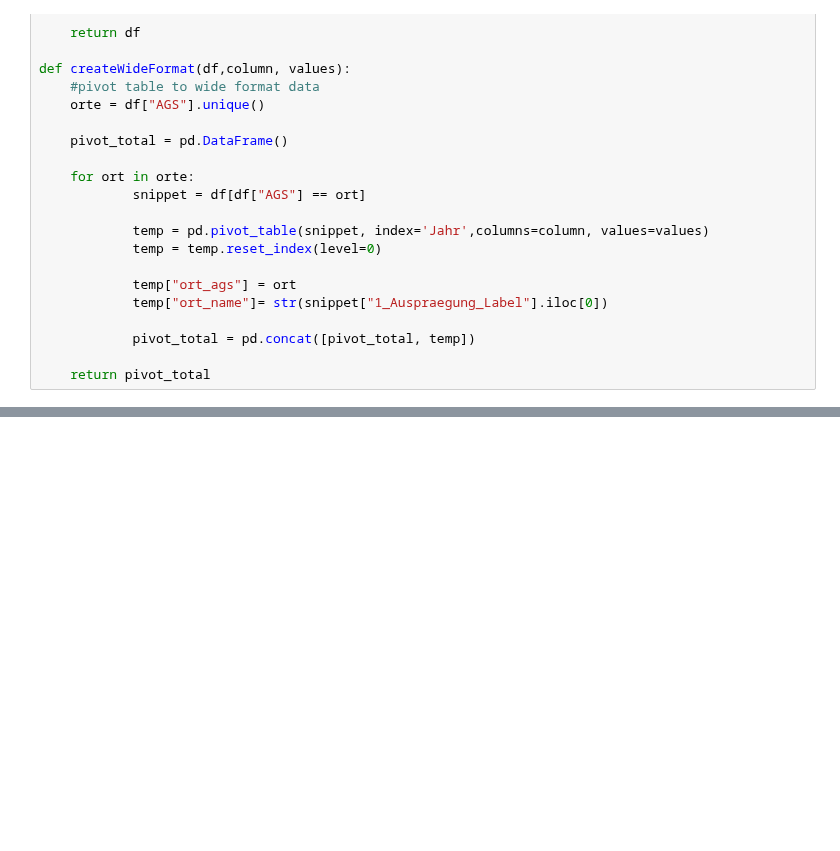
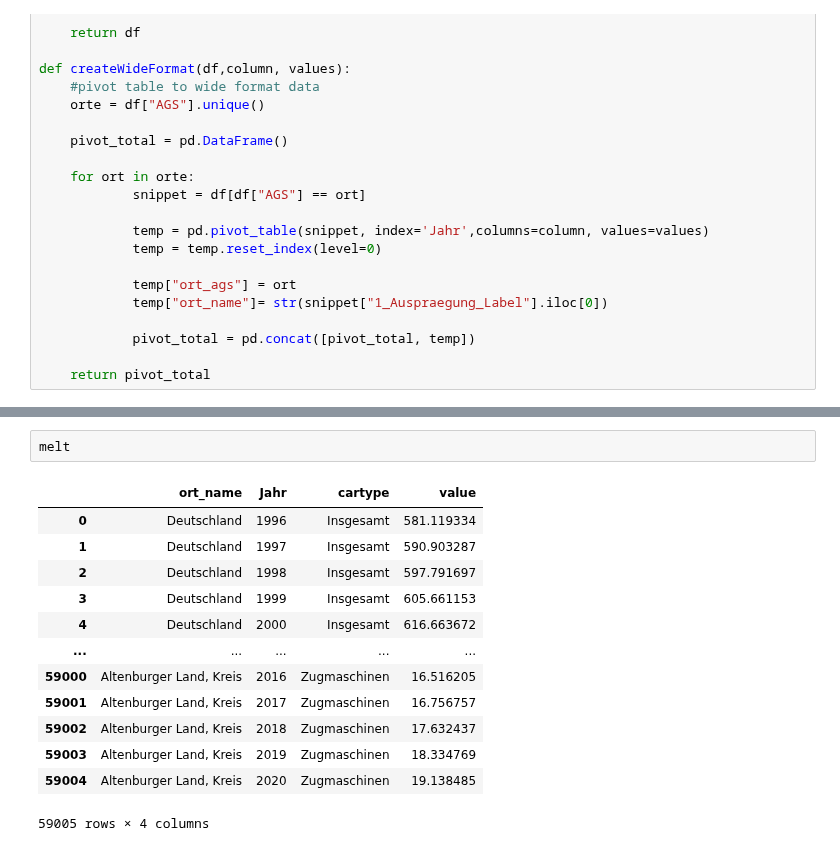
Before and after one commit to uclab-potsdam/klimataz, a Jupyter notebook: mobility/cardensity.ipynb, the cells around one changed output, grey strips where cells are left out. Cells and saved outputs as stored; diff of their text form; blank space fills up the shorter version.

```diff
--- a/mobility/cardensity.ipynb
+++ b/mobility/cardensity.ipynb
@@ -110,0 +139,16 @@ pivot2
+# %%
+melt
+# %% [output]
+|  | ort_name | Jahr | cartype | value |
+| 0 | Deutschland | 1996 | Insgesamt | 581.119334 |
+| 1 | Deutschland | 1997 | Insgesamt | 590.903287 |
+| 2 | Deutschland | 1998 | Insgesamt | 597.791697 |
+| 3 | Deutschland | 1999 | Insgesamt | 605.661153 |
+| 4 | Deutschland | 2000 | Insgesamt | 616.663672 |
+| ... | ... | ... | ... | ... |
+| 59000 | Altenburger Land, Kreis | 2016 | Zugmaschinen | 16.516205 |
+| 59001 | Altenburger Land, Kreis | 2017 | Zugmaschinen | 16.756757 |
+| 59002 | Altenburger Land, Kreis | 2018 | Zugmaschinen | 17.632437 |
+| 59003 | Altenburger Land, Kreis | 2019 | Zugmaschinen | 18.334769 |
+| 59004 | Altenburger Land, Kreis | 2020 | Zugmaschinen | 19.138485 |
+59005 rows × 4 columns
```
Also changed, not shown: parts of 6 cells of this notebook.
